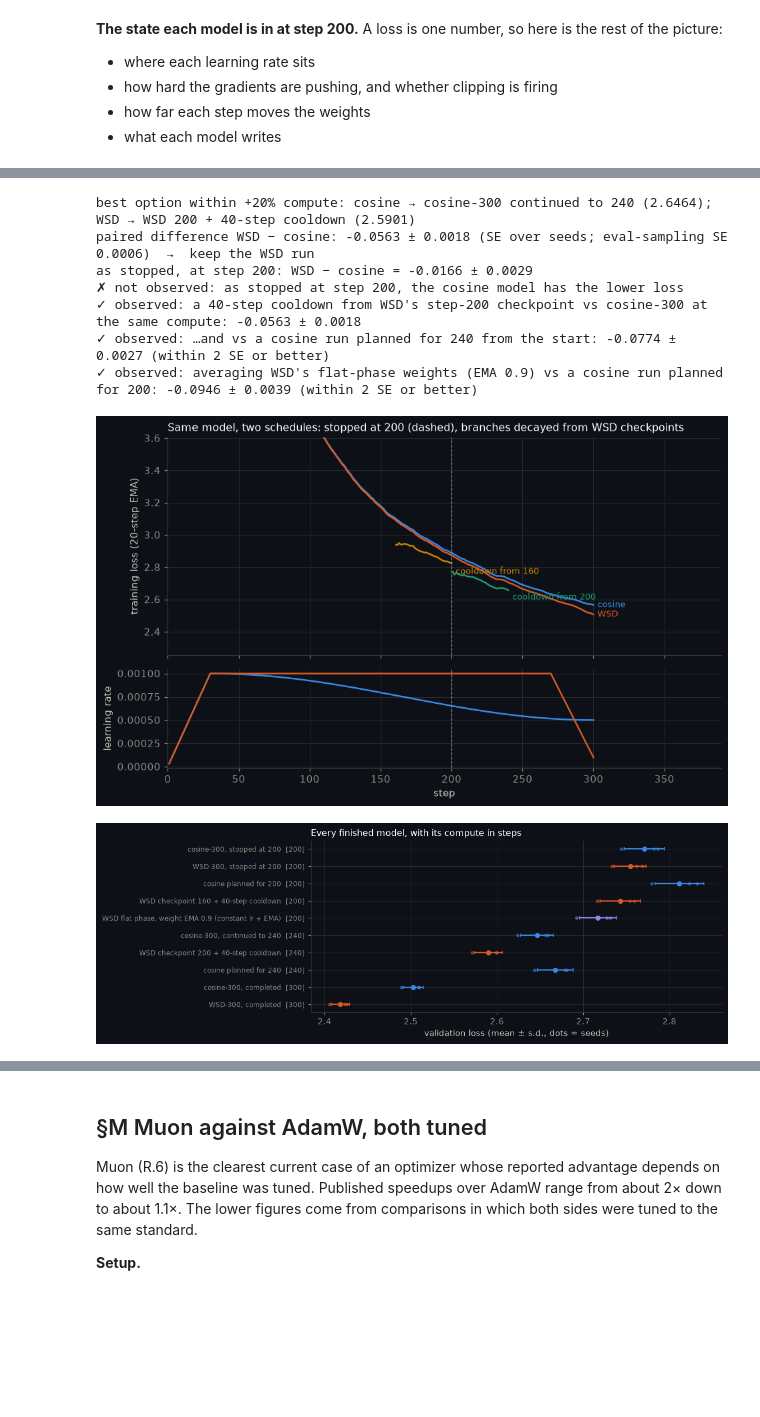
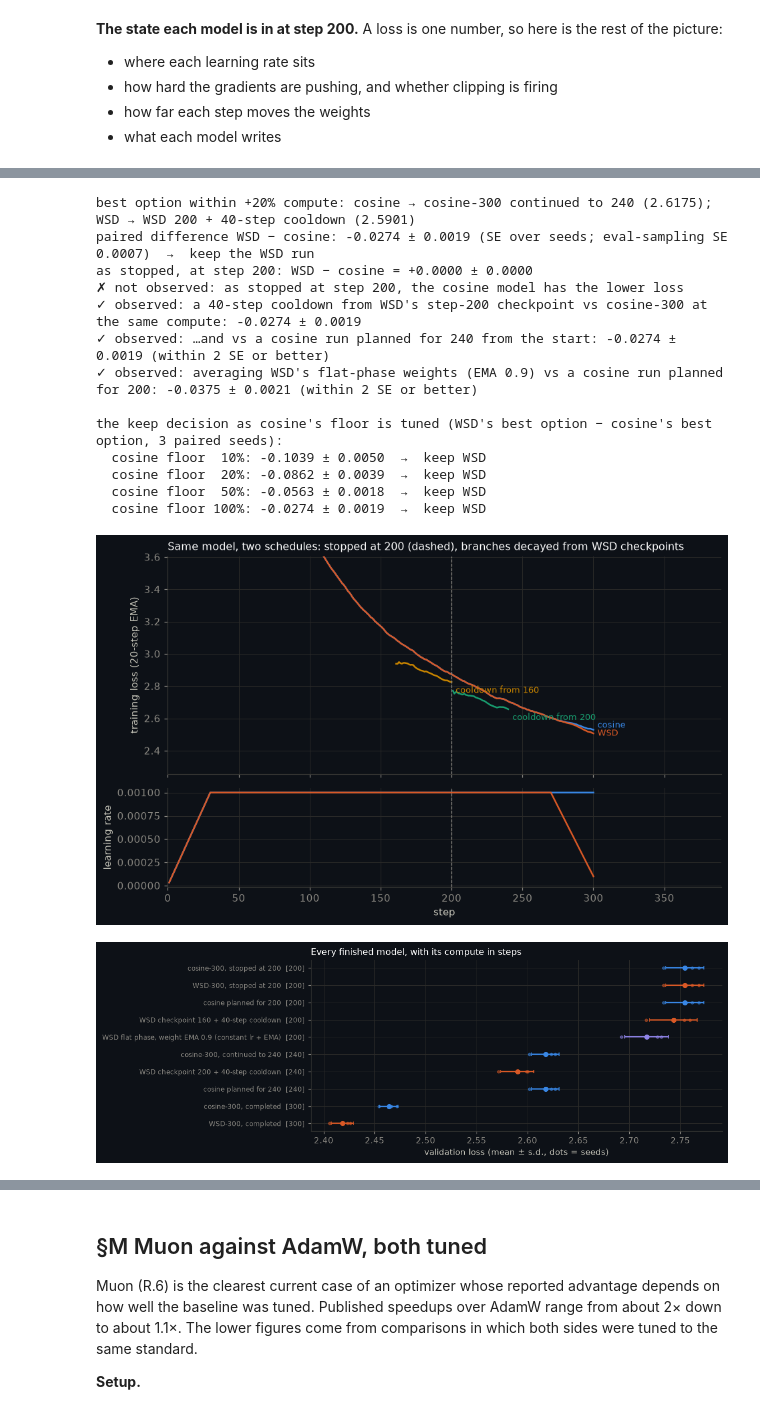
Before and after one commit to rahulni/Indic_LLM, a Jupyter notebook: 11_Optimizers_LR/optimizers_and_learning_rates.ipynb, the cells around one changed output, grey strips where cells are left out. Drawn from its saved outputs; the diff is of its cells as text; code cells hidden in the pictures; blank space fills up the shorter version.

```diff
--- a/11_Optimizers_LR/optimizers_and_learning_rates.ipynb
+++ b/11_Optimizers_LR/optimizers_and_learning_rates.ipynb
@@ -2347,7 +2365,7 @@ LR_WSD = min((lr for lr in wsd_grid if math.isfinite(final_loss(wsd_grid[lr]))),
 check(LR_WSD not in (min(wsd_grid), max(wsd_grid)), f"WSD's best peak learning rate ({LR_WSD:.0e}) is bracketed by its grid")
 
 # Each schedule's own knob gets the same edge rule as the learning rate: if the best value sits at the edge of
-# what was tried, try the next value out, up to three times.
+# what was tried, try the next value out, until it is bracketed or the knob's feasible range ends.
 def cos_cfg(fl):
     return base_cfg(LR_BASE) if fl == 0.1 else base_cfg(LR_BASE, floor=fl)       # floor 10% is the default
 
@@ -2356,13 +2374,14 @@ def wsd_cfg(df, shape="linear"):
     return base_cfg(LR_WSD, kind="wsd", decay_frac=df, **({} if shape == "linear" else dict(shape=shape)))
 
 
-def knob_sweep(make, values, step_out, lo_lim, hi_lim, max_ext=3):
+def knob_sweep(make, values, step_out, lo_lim, hi_lim, max_ext=8):
+    """Extend at an edge until the best value is bracketed or the knob's feasible range ends."""
     res = {v: final_loss(run(make(v))) for v in values}
     for _ in range(max_ext):
         best = min(res, key=res.get)
-        if best == max(res) and step_out(best, +1) <= hi_lim:
+        if best == max(res) and step_out(best, +1) <= hi_lim + 1e-9:
             new = step_out(best, +1)
-        elif best == min(res) and step_out(best, -1) >= lo_lim:
+        elif best == min(res) and step_out(best, -1) >= lo_lim - 1e-9:
             new = step_out(best, -1)
         else:
             break
@@ -2370,12 +2389,16 @@ def knob_sweep(make, values, step_out, lo_lim, hi_lim, max_ext=3):
     return dict(sorted(res.items()))
 
 
-cos_floor = knob_sweep(cos_cfg, [0.0, 0.1, 0.2], lambda v, d: round(v + 0.1 * d, 2), 0.0, 0.9)
-wsd_decay = knob_sweep(wsd_cfg, [0.2, 0.3], lambda v, d: round(v * 2, 3) if d > 0 else round(v / 2, 3), 0.05, 0.6)
+# Feasible ranges: a cosine floor of 1.0 means no decay at all; WSD's decay length runs from 5% to 60% of the run.
+LIMITS = {"cosine floor": (0.0, 1.0), "WSD decay length": (0.05, 0.6)}
+cos_floor = knob_sweep(cos_cfg, [0.0, 0.1, 0.2], lambda v, d: round(v + 0.1 * d, 2), *LIMITS["cosine floor"])
+wsd_decay = knob_sweep(wsd_cfg, [0.2, 0.3], lambda v, d: round(v * 2, 3) if d > 0 else round(v / 2, 3), *LIMITS["WSD decay length"])
 for lab, sw in (("cosine floor", cos_floor), ("WSD decay length", wsd_decay)):
     b = min(sw, key=sw.get)
-    observe(f"knob_bracketed_{lab.split()[0].lower()}", b not in (min(sw), max(sw)),
-            f"the {lab} is bracketed: its best value ({b:g}) is not at the edge of the values tried ({min(sw):g}–{max(sw):g})")
+    at_limit = b in LIMITS[lab]
+    observe(f"knob_bracketed_{lab.split()[0].lower()}", b not in (min(sw), max(sw)) or at_limit,
+            f"the {lab} is bracketed: its best value ({b:g}) is inside the values tried ({min(sw):g}–{max(sw):g})"
+            + (" or at the end of its feasible range" if at_limit else ""))
 cos_variants = {f"cosine, floor {fl:.0%}": cos_cfg(fl) for fl in cos_floor}
 wsd_variants = {f"WSD, last {df:.0%} linear": wsd_cfg(df) for df in wsd_decay}
 wsd_variants["WSD, last 20% 1−√"] = wsd_cfg(0.2, "sqrt")
@@ -2554,14 +2577,36 @@ observe("wsd_cooldown_vs_cos240", d2 <= 2 * s2,
 d3, s3 = paired(ema200, arm_loss("cos200", STOP))
 observe("ema_matches_cosine200", d3 <= 2 * s3,
         f"averaging WSD's flat-phase weights (EMA {best_ema}) vs a cosine run planned for {STOP}: {d3:+.4f} ± {s3:.4f} (within 2 SE or better)")
+
+# How the verdict moved as cosine's own knob was tuned. Every floor below has three seeds already measured.
+VERDICT_BY_FLOOR = {}
+for fl in sorted(cos_floor):
+    runs = {s: R.get(cfg_name(dict(cos_cfg(fl), seed=s))) for s in SEEDS}
+    if not all(runs.values()):
+        continue
+    c200 = np.array([final_loss(runs[s], STOP) for s in SEEDS])
+    c240 = np.array([final_loss(runs[s], STOP + COOL) for s in SEEDS])
+    opt = c240 if c240.mean() < c200.mean() else c200
+    dd, ee = paired(arm_loss(*opt_wsd[best_w]), opt)
+    VERDICT_BY_FLOOR[fl] = dict(diff=dd, se=ee, keep="WSD" if (dd < 0 or abs(dd) <= RULES["keep_at_200"]["tie_se"] * ee) else "cosine",
+                                tie=abs(dd) <= RULES["keep_at_200"]["tie_se"] * ee)
+print(f"\nthe keep decision as cosine's floor is tuned (WSD's best option − cosine's best option, 3 paired seeds):")
+for fl, v in VERDICT_BY_FLOOR.items():
+    print(f"  cosine floor {fl:>4.0%}: {v['diff']:+.4f} ± {v['se']:.4f}  →  keep {v['keep']}{' (tie)' if v['tie'] else ''}")
 # %% [output]
-best option within +20% compute: cosine → cosine-300 continued to 240 (2.6464);  WSD → WSD 200 + 40-step cooldown (2.5901)
-paired difference WSD − cosine: -0.0563 ± 0.0018 (SE over seeds; eval-sampling SE 0.0006)  →  keep the WSD run
-as stopped, at step 200: WSD − cosine = -0.0166 ± 0.0029
+best option within +20% compute: cosine → cosine-300 continued to 240 (2.6175);  WSD → WSD 200 + 40-step cooldown (2.5901)
+paired difference WSD − cosine: -0.0274 ± 0.0019 (SE over seeds; eval-sampling SE 0.0007)  →  keep the WSD run
+as stopped, at step 200: WSD − cosine = +0.0000 ± 0.0000
 ✗ not observed: as stopped at step 200, the cosine model has the lower loss
-✓ observed: a 40-step cooldown from WSD's step-200 checkpoint vs cosine-300 at the same compute: -0.0563 ± 0.0018
-✓ observed: …and vs a cosine run planned for 240 from the start: -0.0774 ± 0.0027 (within 2 SE or better)
-✓ observed: averaging WSD's flat-phase weights (EMA 0.9) vs a cosine run planned for 200: -0.0946 ± 0.0039 (within 2 SE or better)
+✓ observed: a 40-step cooldown from WSD's step-200 checkpoint vs cosine-300 at the same compute: -0.0274 ± 0.0019
+✓ observed: …and vs a cosine run planned for 240 from the start: -0.0274 ± 0.0019 (within 2 SE or better)
+✓ observed: averaging WSD's flat-phase weights (EMA 0.9) vs a cosine run planned for 200: -0.0375 ± 0.0021 (within 2 SE or better)
+
+the keep decision as cosine's floor is tuned (WSD's best option − cosine's best option, 3 paired seeds):
+  cosine floor  10%: -0.1039 ± 0.0050  →  keep WSD
+  cosine floor  20%: -0.0862 ± 0.0039  →  keep WSD
+  cosine floor  50%: -0.0563 ± 0.0018  →  keep WSD
+  cosine floor 100%: -0.0274 ± 0.0019  →  keep WSD
 # %%
 fig, axs = plt.subplots(2, 1, figsize=(8.6, 5.4), sharex=True, gridspec_kw=dict(height_ratios=[2.2, 1]))
 ax = axs[0]
@@ -2579,34 +2624,35 @@ lo = min(np.min(arm_loss("cos300", TOTAL)), np.min(arm_loss("wsd300", TOTAL)))
 ax.set(ylim=(lo - 0.15, lo + 1.2), ylabel="training loss (20-step EMA)", xlim=(0, TOTAL * 1.3),
        title=f"Same model, two schedules: stopped at {STOP} (dashed), branches decayed from WSD checkpoints")
 ax = axs[1]
 for res, col, peak in ((arms[SEEDS[0]]["cos300"], C["blue"], LR_BASE), (arms[SEEDS[0]]["wsd300"], C["orange"], LR_WSD)):
     ax.plot(np.arange(1, len(res["hist"]["lr"]) + 1), np.array(res["hist"]["lr"]) * peak, color=col)
 ax.axvline(STOP, color=MUTED, lw=0.8, ls="--")
 ax.set(xlabel="step", ylabel="learning rate")
 fig.tight_layout()
 finish(fig, "cosine_vs_wsd")
 
 fig, ax = plt.subplots(figsize=(8.6, 3.6))
 keys = list(TABLE)
 for i, k in enumerate(keys):
     c, v = TABLE[k]
     col = C["blue"] if "cosine" in k else (C["violet"] if "EMA" in k else C["orange"])
     ax.errorbar(v.mean(), i, xerr=v.std(ddof=1), fmt="o", color=col, ms=5, capsize=2)
     ax.plot(v, [i] * len(v), ".", color=col, alpha=0.5)
 ax.set_yticks(range(len(keys)), [f"{k}  [{TABLE[k][0]}]" for k in keys], fontsize=8)
 ax.invert_yaxis()
 ax.set(xlabel="validation loss (mean ± s.d., dots = seeds)", title="Every finished model, with its compute in steps")
 finish(fig, "cosine_vs_wsd_arms")
 
 if MODE != "learn":
     ANS["schedules"] = _clean(dict(
         lr_cos=LR_BASE, lr_wsd=LR_WSD, cos_variant=COS_KEY, wsd_variant=WSD_KEY, budget=BUDGET, variants=var_loss,
         table={k: dict(compute=c, mean=float(v.mean()), sd=float(v.std(ddof=1)), seeds=v.tolist()) for k, (c, v) in TABLE.items()},
         state=STATE, raw_diff=raw, raw_se=raw_se, cooldown_vs_cos300=[d1, s1], cooldown_vs_cos240=[d2, s2], ema_vs_cos200=[d3, s3],
         best_cos=best_c, best_wsd=best_w, diff=diff, se=se, se_eval=se_eval, tie=bool(tie), keep=KEEP,
-        best_ema=best_ema, samples={a: (arms[SEEDS[0]][a] or {}).get("samples", {}).get(str(STOP)) for a in ("cos300", "wsd300", "wsd_cool160")}))
+        best_ema=best_ema, by_floor={f"{k:g}": v for k, v in VERDICT_BY_FLOOR.items()}, cos_floor_grid={f"{k:g}": v for k, v in cos_floor.items()},
+        samples={a: (arms[SEEDS[0]][a] or {}).get("samples", {}).get(str(STOP)) for a in ("cos300", "wsd300", "wsd_cool160")}))
     save_results()
 # %% [output]
-[figure, old version]
+[figure, new version]
-[figure, old version]
+[figure, new version]
 # %% [markdown]
```
Also changed, not shown: parts of 11 cells of this notebook, 13 other files.
